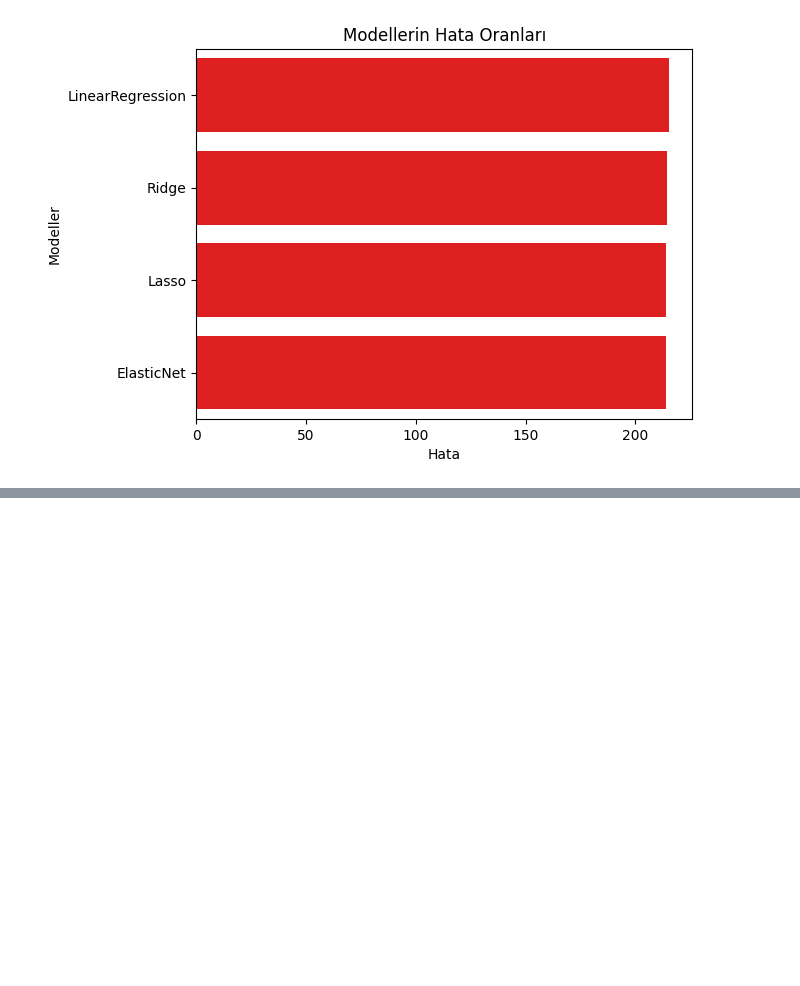
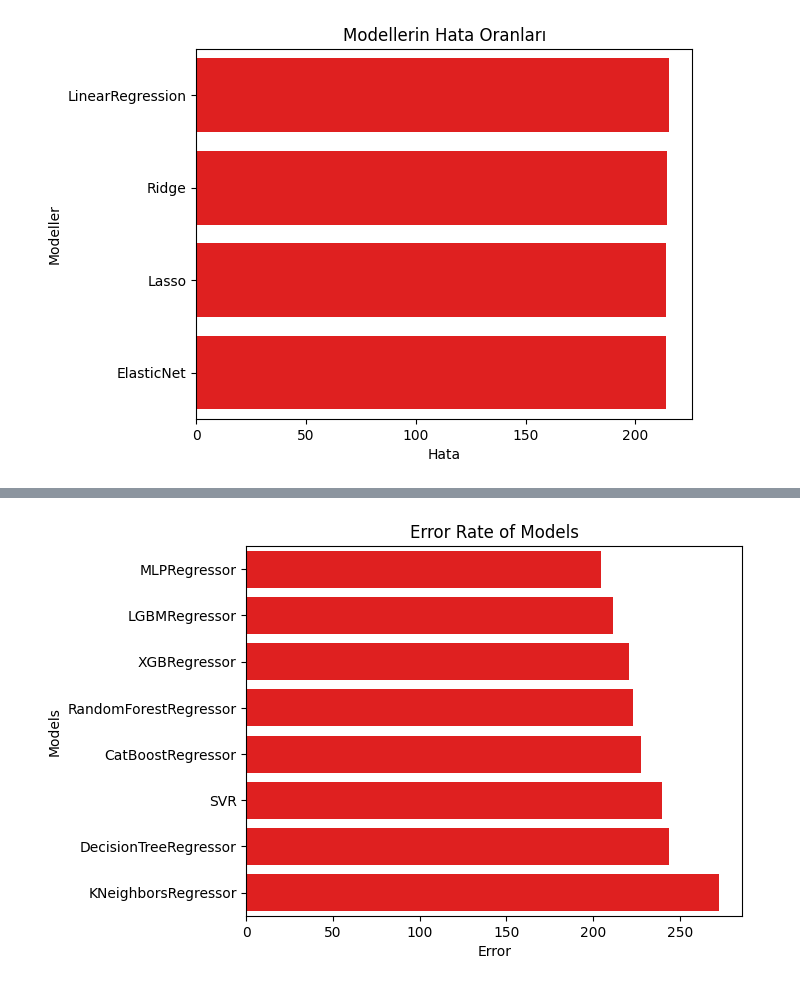
Before and after one commit to BatuhanUmay/MIUUL_ML_Summer_Bootcamp, a Jupyter notebook: Beyzbol Maas Tahmini.ipynb, the cells around one changed output, grey strips where cells are left out. Drawn from its saved outputs; the diff is of its cells as text; code cells hidden in the pictures; blank space fills up the shorter version.

Commit message:
linear and nonlinear models

```diff
--- a/Beyzbol Maas Tahmini.ipynb
+++ b/Beyzbol Maas Tahmini.ipynb
@@ -1055,0 +1409,6 @@ plt.title('Modellerin Hata Oranları');
+# %%
+mlp_model = MLPRegressor()
+mlp_params = {"alpha": [0.1, 0.01, 0.02, 0.001, 0.0001],
+              "hidden_layer_sizes": [(10, 20), (5, 5), (100, 100), (1000, 100, 10)]}
+mlp_cv_model = GridSearchCV(
+    mlp_model, mlp_params, cv=10, verbose=2, n_jobs=-1).fit(X_train, y_train)
@@ -1055,0 +1435,20 @@ plt.title('Modellerin Hata Oranları');
+# %%
+ models = [
+    knn_tuned,
+    svr_tuned,
+    dec_tree_tuned,
+    rf_tuned,
+    lgbm_tuned,
+    xgb_tuned,
+    lgbm_tuned,
+    catb_tuned,
+    mlp_tuned]
+
+
+for model in models:
+    model_name = model.__class__.__name__
+    y_pred = model.predict(X_test)
+    rmse = np.sqrt(mean_squared_error(y_test, y_pred))
+    print("-"*28)
+    print(model_name)
+    print("rmse:" + str(rmse))
@@ -1055,0 +1473,18 @@ plt.title('Modellerin Hata Oranları');
+# %%
+sonuc = []
+
+sonuclar = pd.DataFrame(columns= ["Models","Error"])
+
+for model in models:
+    isimler = model.__class__.__name__
+    y_pred = model.predict(X_test)
+    hata = np.sqrt(mean_squared_error(y_test, y_pred))
+    sonuc = pd.DataFrame([[isimler, hata]], columns= ["Models","Error"])
+    sonuclar = pd.concat([sonuclar, sonuc])
+
+
+sns.barplot(x= 'Error', y = 'Models', data=sonuclar.sort_values(by = "Error"), color="r")
+plt.xlabel('Error')
+plt.title('Error Rate of Models');
+# %% [output]
+[figure, added]
```
Also changed, not shown: parts of 43 cells of this notebook.
